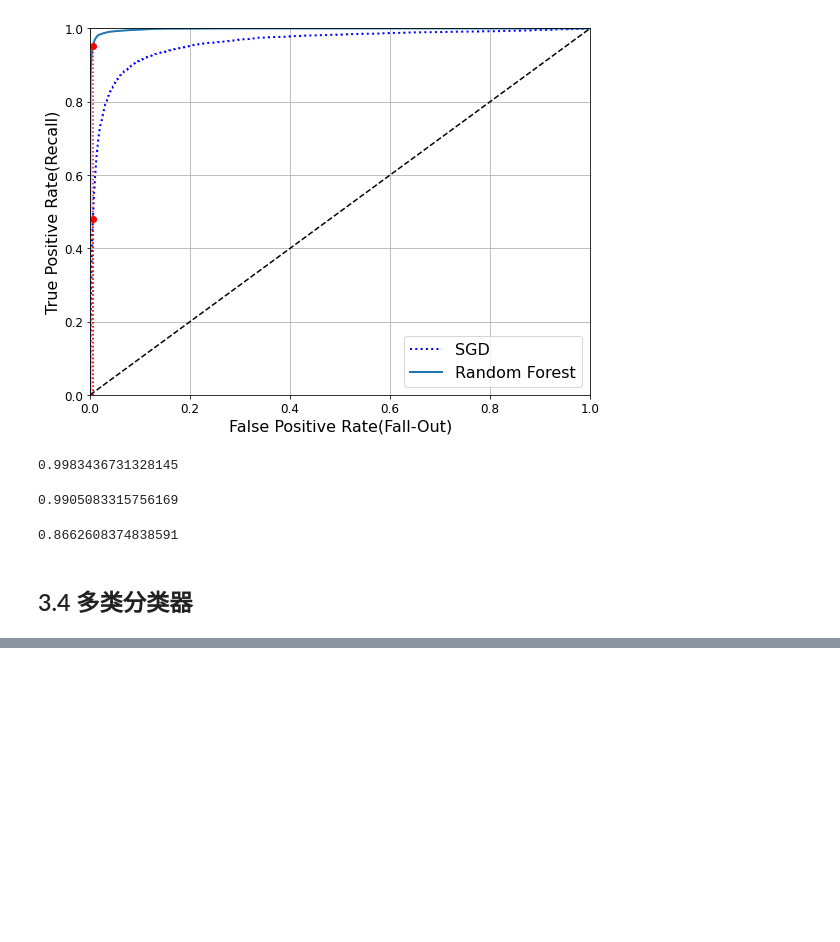
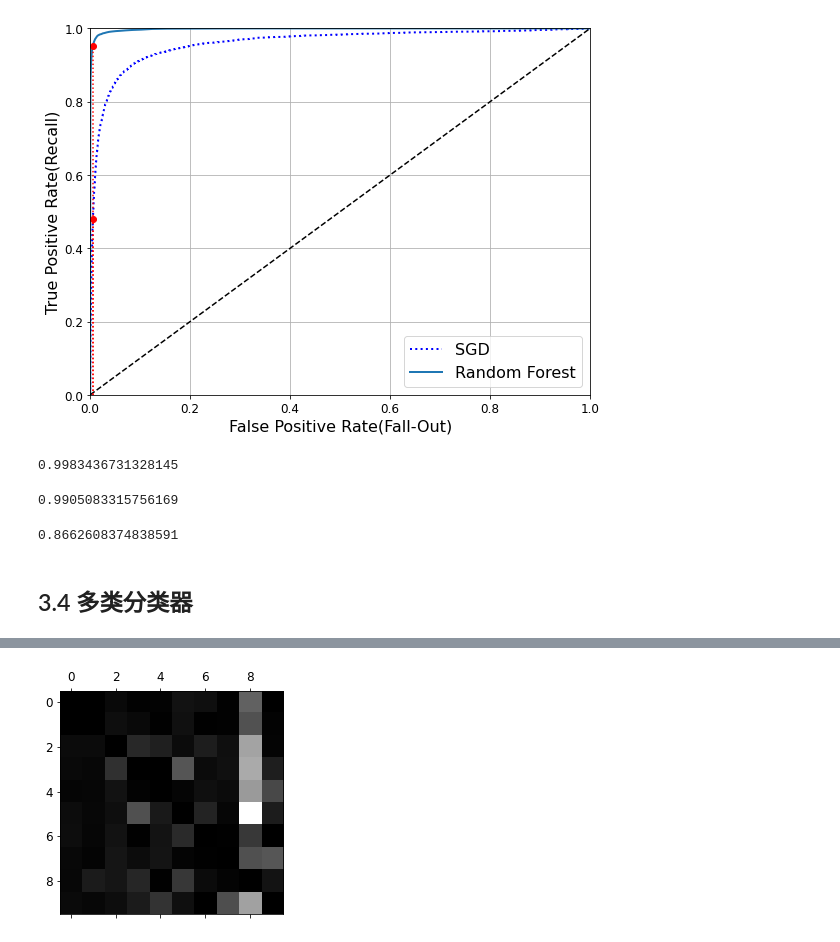
Before and after one commit to Vuean/Hands-On-ML, a Jupyter notebook: Chapter3/03_classification.ipynb, the cells around one changed output, grey strips where cells are left out. Cells and saved outputs as stored; diff of their text form; code cells hidden in the pictures; blank space fills up the shorter version.

```diff
--- a/Chapter3/03_classification.ipynb
+++ b/Chapter3/03_classification.ipynb
@@ -368,0 +463,7 @@ recall_score(y_train_5, y_train_pred_forest)
+# %%
+# 用0填充对角线，只保留错误，重新绘制结果：
+np.fill_diagonal(norm_conf_mx, 0)
+plt.matshow(norm_conf_mx, cmap=plt.cm.gray)
+plt.show()
+# %% [output]
+[figure, added]
```
Also changed, not shown: parts of 30 cells of this notebook, 6 other files.
